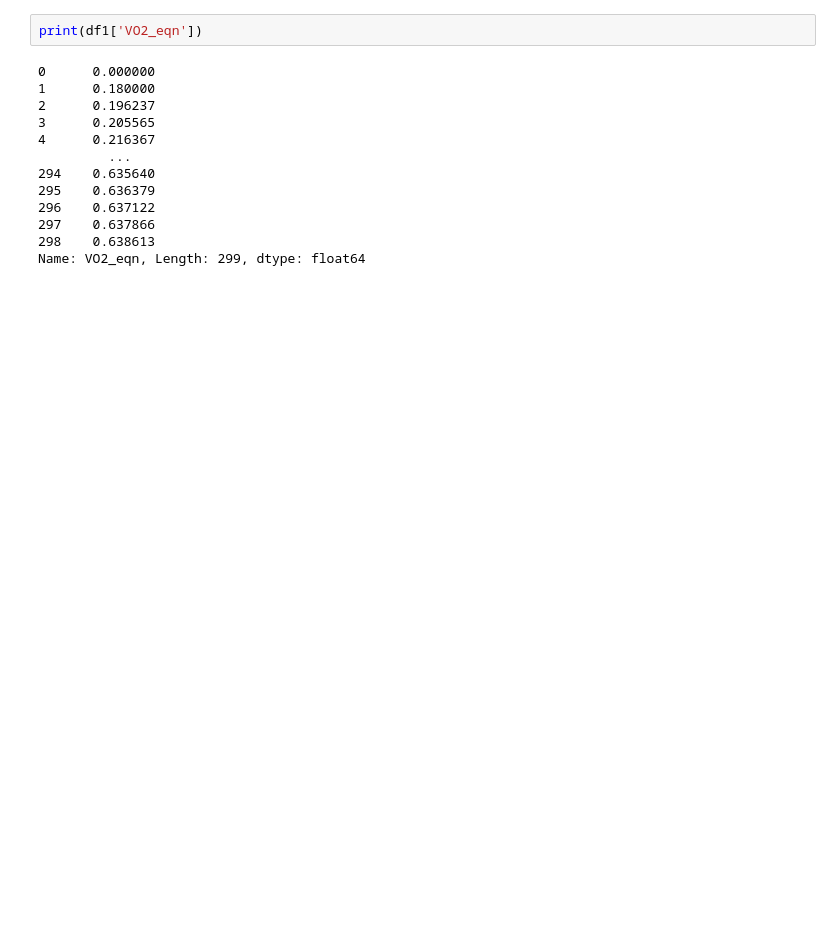
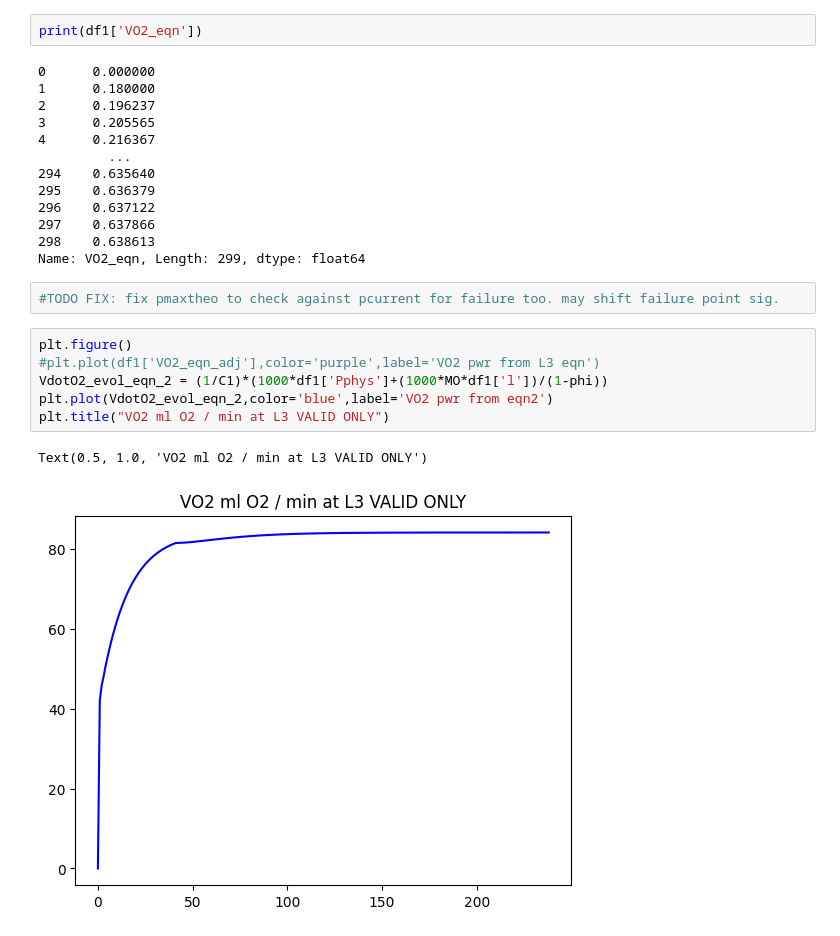
Before and after one commit to Emberflurry/Boillet_DT_Sim_v1, a Jupyter notebook: boilletmain_setup2_sanitized.ipynb, the cells around one changed output. Cells and saved outputs as stored; diff of their text form; blank space fills up the shorter version.

```diff
--- a/boilletmain_setup2_sanitized.ipynb
+++ b/boilletmain_setup2_sanitized.ipynb
@@ -442,3 +508,14 @@ print(df1['VO2_eqn'])
 297    0.637866
 298    0.638613
 Name: VO2_eqn, Length: 299, dtype: float64
+# %%
+#TODO FIX: fix pmaxtheo to check against pcurrent for failure too. may shift failure point sig.
+# %%
+plt.figure()
+#plt.plot(df1['VO2_eqn_adj'],color='purple',label='VO2 pwr from L3 eqn')
+VdotO2_evol_eqn_2 = (1/C1)*(1000*df1['Pphys']+(1000*MO*df1['l'])/(1-phi))
+plt.plot(VdotO2_evol_eqn_2,color='blue',label='VO2 pwr from eqn2')
+plt.title("VO2 ml O2 / min at L3 VALID ONLY")
+# %% [output]
+Text(0.5, 1.0, 'VO2 ml O2 / min at L3 VALID ONLY')
+[figure, added]
```
Also changed, not shown: parts of 7 cells of this notebook.
